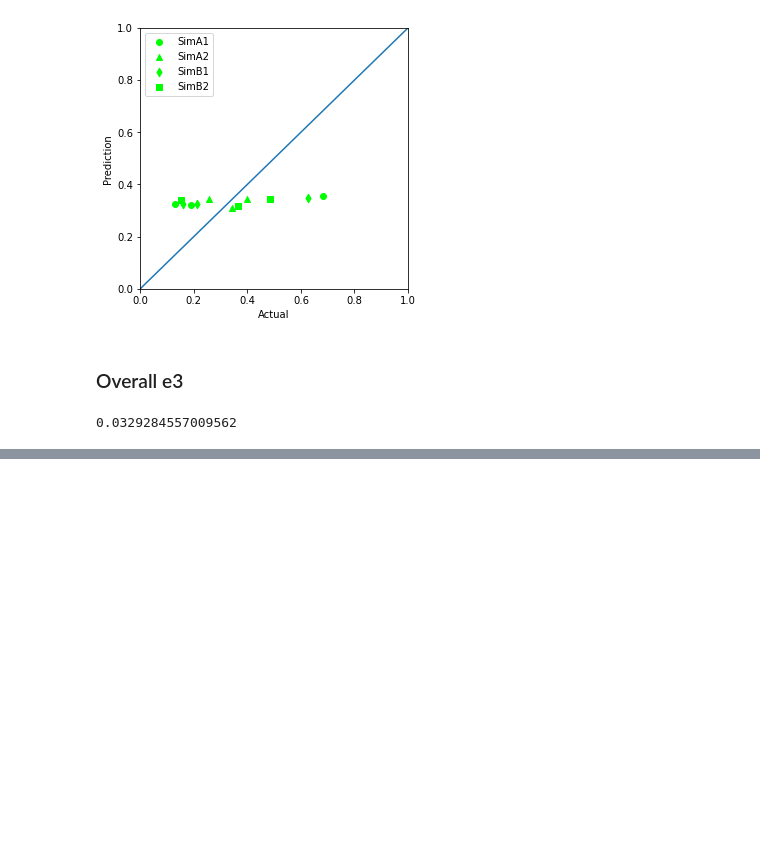
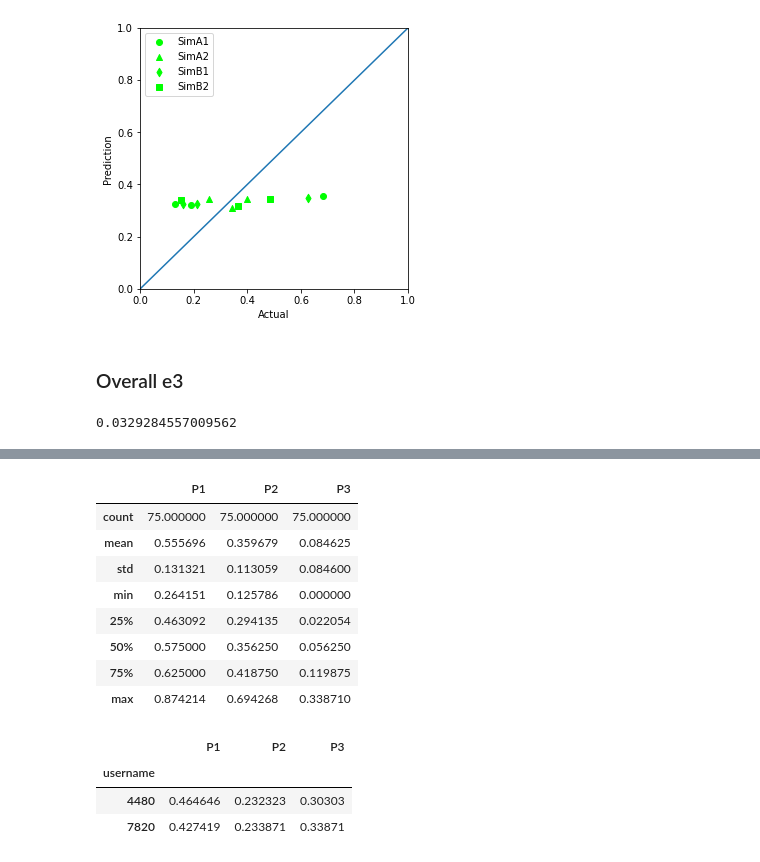
Before and after one commit to Rahgooy/mlba_ml, a Jupyter notebook: Aggregate learning.ipynb, the cells around one changed output, grey strips where cells are left out. Cells and saved outputs as stored; diff of their text form; code cells hidden in the pictures; blank space fills up the shorter version.

```diff
--- a/Aggregate learning.ipynb
+++ b/Aggregate learning.ipynb
@@ -319,0 +349,20 @@ SimB2
+# %%
+user_att_probs = att.groupby('username').mean()
+user_att_probs.describe()
+# %% [output]
+|  | P1 | P2 | P3 |
+| count | 75.000000 | 75.000000 | 75.000000 |
+| mean | 0.555696 | 0.359679 | 0.084625 |
+| std | 0.131321 | 0.113059 | 0.084600 |
+| min | 0.264151 | 0.125786 | 0.000000 |
+| 25% | 0.463092 | 0.294135 | 0.022054 |
+| 50% | 0.575000 | 0.356250 | 0.056250 |
+| 75% | 0.625000 | 0.418750 | 0.119875 |
+| max | 0.874214 | 0.694268 | 0.338710 |
+# %%
+user_att_probs[user_att_probs.P3 > 0.3]
+# %% [output]
+|  | P1 | P2 | P3 |
+| username |  |  |  |
+| 4480 | 0.464646 | 0.232323 | 0.30303 |
+| 7820 | 0.427419 | 0.233871 | 0.33871 |
```
Also changed, not shown: parts of 5 cells of this notebook, 3 other files.
